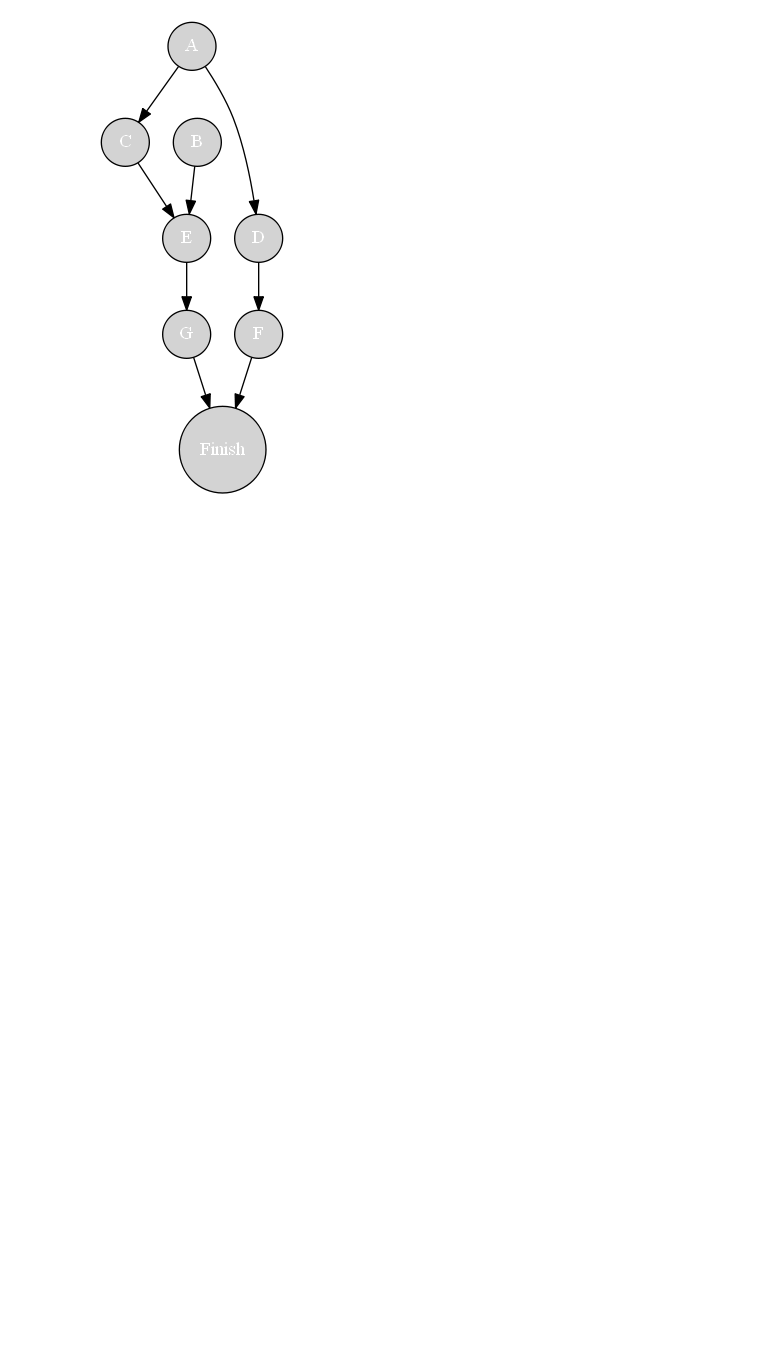
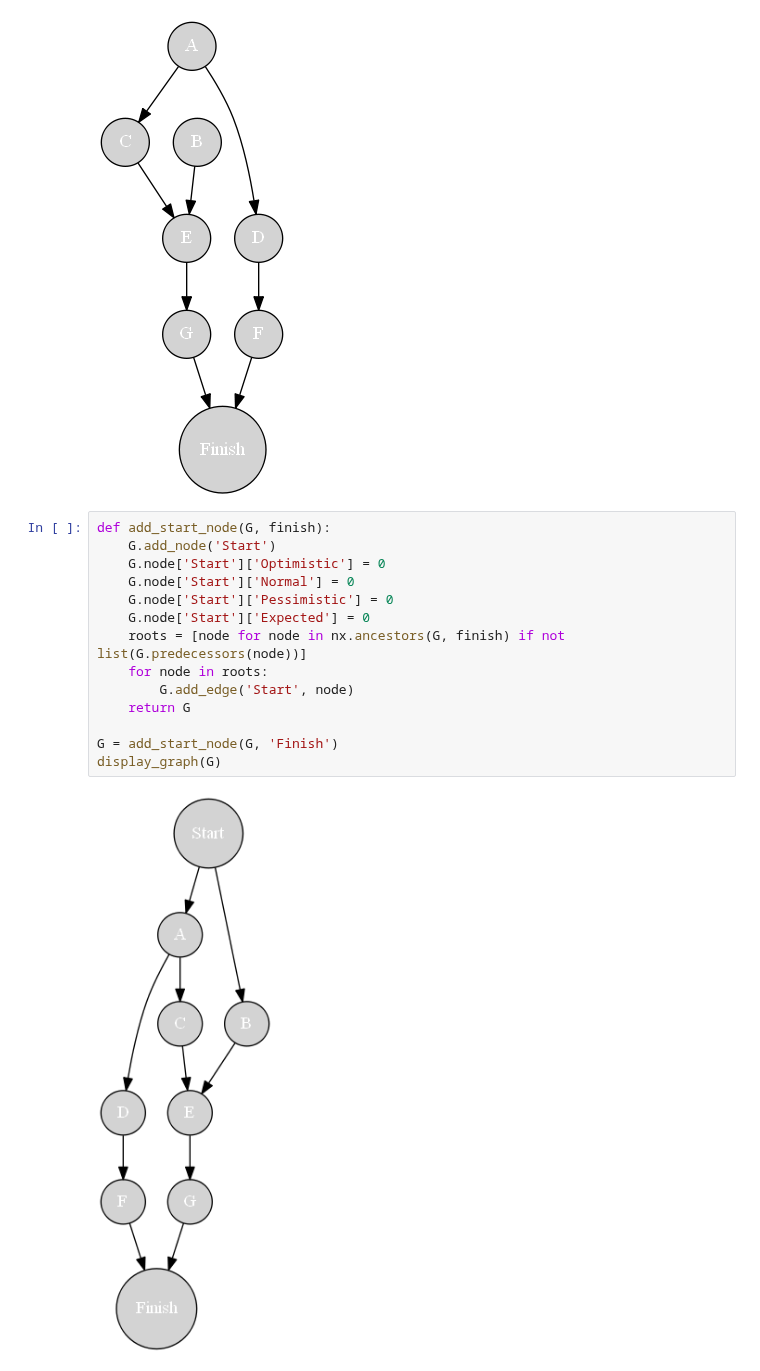
Before and after one commit to IvanHalim/DAG-project, a Jupyter notebook: Parsing.ipynb, the cells around one changed output. Cells and saved outputs as stored; diff of their text form; blank space fills up the shorter version.

```diff
--- a/Parsing.ipynb
+++ b/Parsing.ipynb
@@ -103,6 +103,22 @@ G = add_finish_node(G, ['G', 'F'])
 display_graph(G)
 # %% [output]
 [figure]
+# %%
+def add_start_node(G, finish):
+    G.add_node('Start')
+    G.node['Start']['Optimistic'] = 0
+    G.node['Start']['Normal'] = 0
+    G.node['Start']['Pessimistic'] = 0
+    G.node['Start']['Expected'] = 0
+    roots = [node for node in nx.ancestors(G, finish) if not list(G.predecessors(node))]
+    for node in roots:
+        G.add_edge('Start', node)
+    return G
+
+G = add_start_node(G, 'Finish')
+display_graph(G)
+# %% [output]
+[figure, added]
 # %%
 for node in nx.topological_sort(G):
     parents = list(G.predecessors(node))
```
Also changed, not shown: parts of 2 cells of this notebook.
